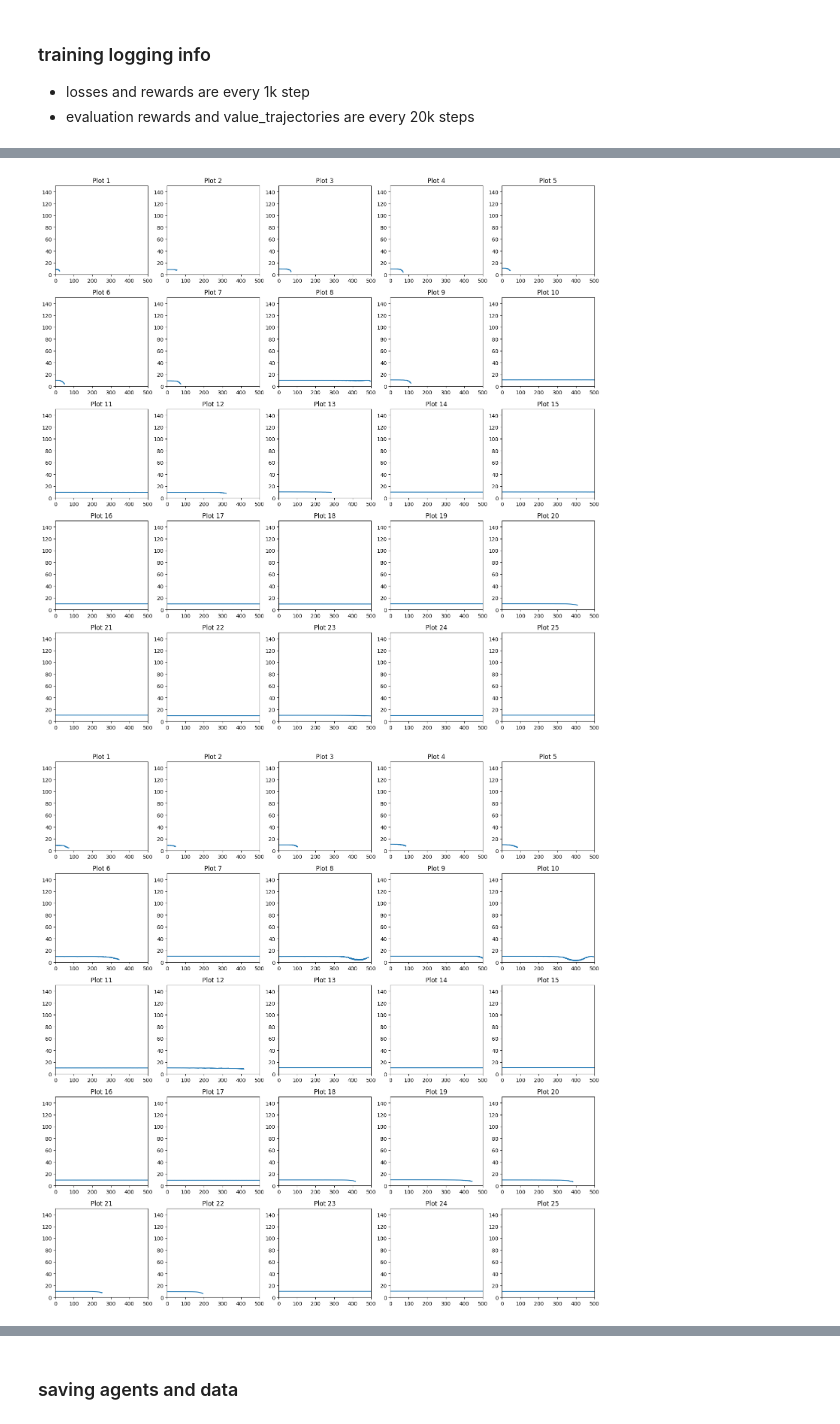
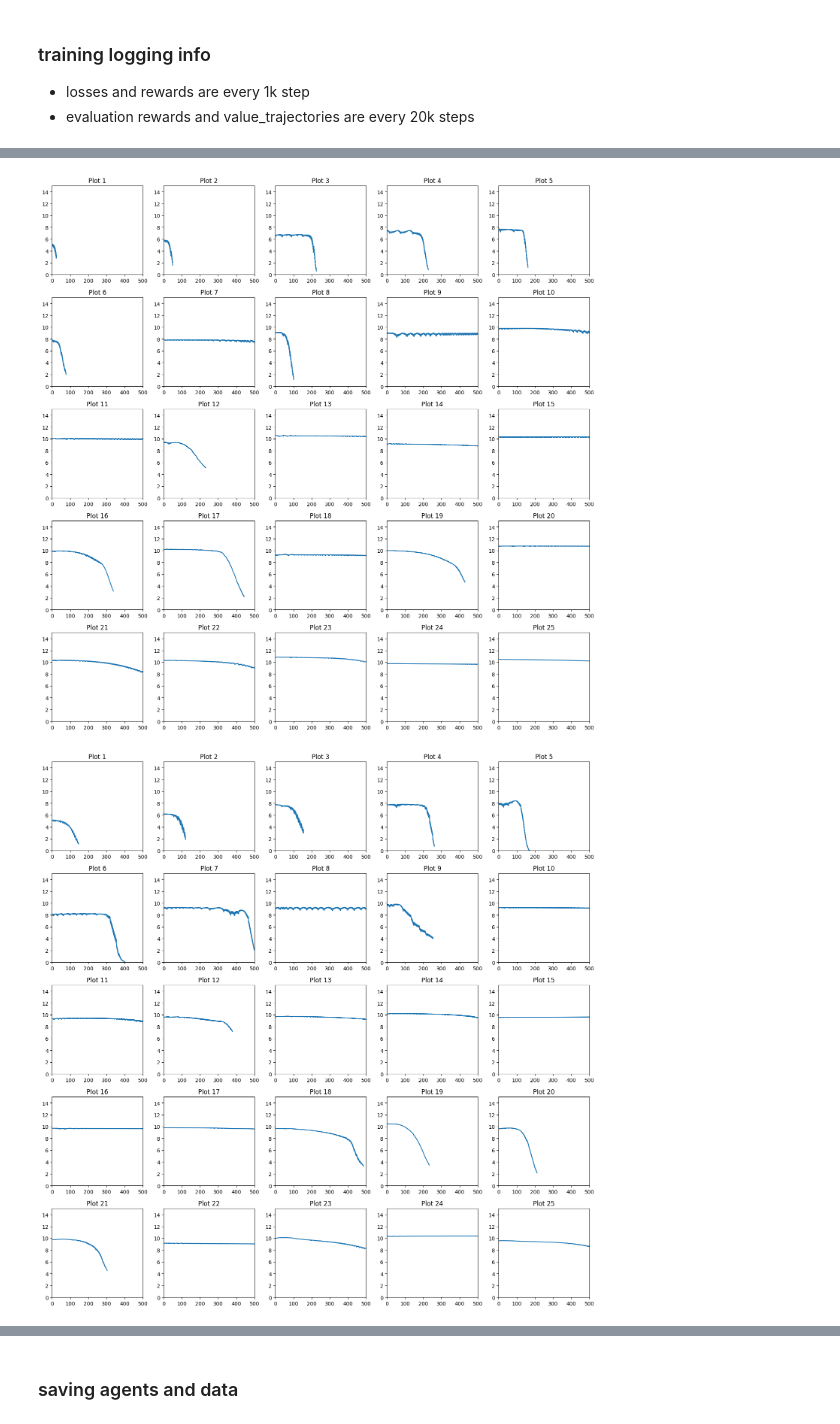
Before and after one commit to alexei-erm/annrl_project, a Jupyter notebook: agent4.ipynb, the cells around one changed output, grey strips where cells are left out. Drawn from its saved outputs; the diff is of its cells as text; code cells hidden in the pictures.

```diff
--- a/agent4.ipynb
+++ b/agent4.ipynb
@@ -78,7 +81,7 @@ min_actor_losses, max_actor_losses, avg_actor_losses = get_stats(all_actor_losse
 min_episode_rewards, max_episode_rewards, avg_episode_rewards = get_stats(all_episode_rewards)
 
 save_plots = True
-folder_name = 'agent4'
+folder_name = 'agent4_new'
 
 # Plot stats
 plot_stats(save_plots, folder_name, min_critic_losses, max_critic_losses, avg_critic_losses, title='Critic Losses', ylabel='Loss', xlabel='Steps (every 1000 steps)')
@@ -110,5 +113,5 @@ plot_smoothed_stats(save_plots, folder_name, min_eval_rew, max_eval_rew, avg_eva
 # %%
-plot_and_save_trajectories(save_plots, folder_name, all_evaluation_value_trajectories, x_range=[0, 500], y_range=[0, 150])
+plot_and_save_trajectories(save_plots, folder_name, all_evaluation_value_trajectories, x_range=[0, 500], y_range=[0, 15])
 # %% [output]
-[figure, old version]
+[figure, new version]
-[figure, old version]
+[figure, new version]
```
Also changed, not shown: parts of 6 cells of this notebook, 8 other files.
